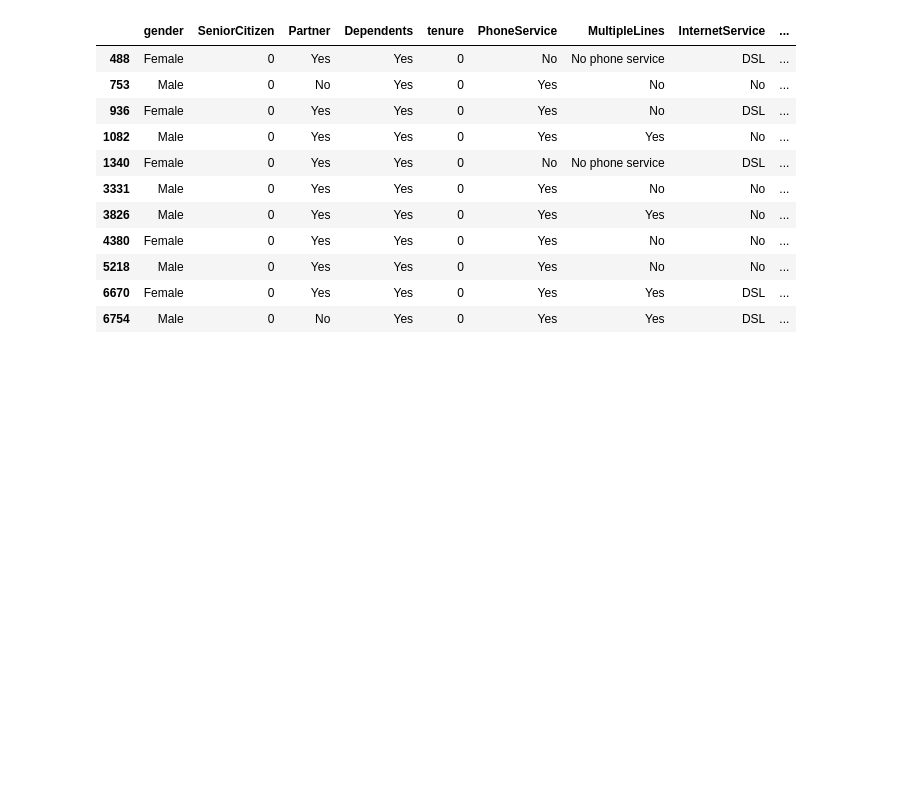
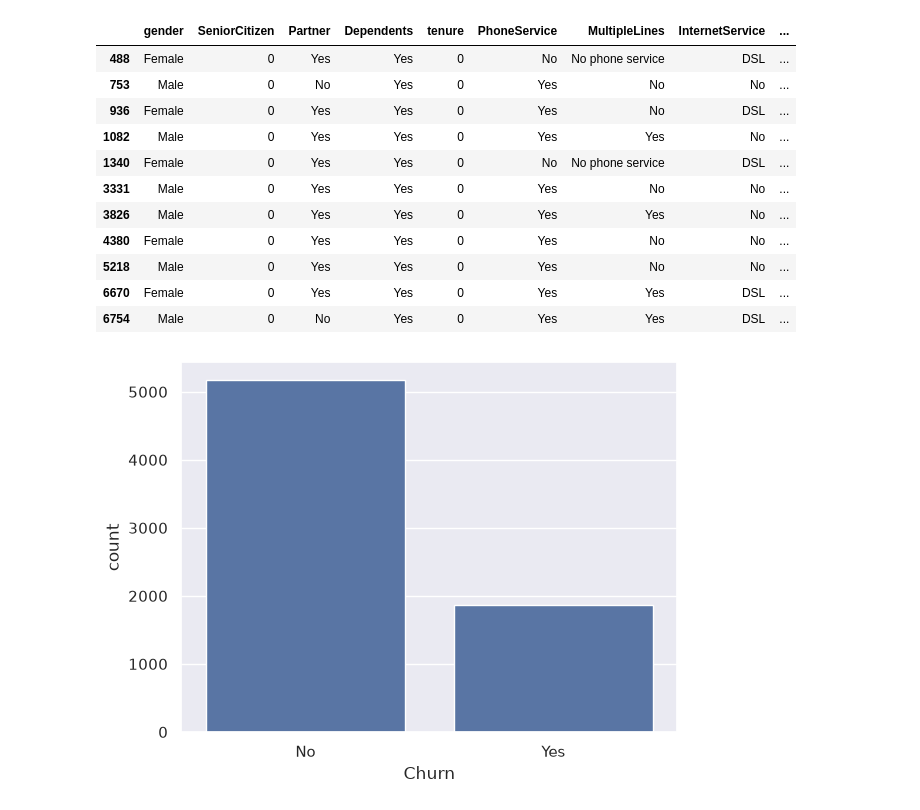
Before and after one commit to balpie/CustomerChurnAnalysis, a Jupyter notebook: data/data_analysis.ipynb, the cells around one changed output. Saved outputs shown, nothing was run; the diff lists cells and outputs as text; code cells hidden in the pictures; blank space fills up the shorter version.

```diff
--- a/data/data_analysis.ipynb
+++ b/data/data_analysis.ipynb
@@ -4,6 +4,8 @@
 import numpy as np
 import pandas as pd
 import matplotlib.pyplot as plt
+import seaborn as sns
+sns.set_theme()
 
 df = pd.read_csv('telco_customer_churn.csv')
 # %%
@@ -97,3 +94,11 @@ Nessun record con TotalCharges == 0
 # modificare il dataset
 df['TotalCharges'] = pd.to_numeric(df['TotalCharges'], errors='coerce')
 df['TotalCharges'] = df['TotalCharges'].fillna(0)
+# %%
+counts = df["Churn"].value_counts().reset_index()
+counts.columns = ["Churn", "count"]
+
+sns.barplot(data=counts, x="Churn", y="count")
+plt.show()
+# %% [output]
+[figure, added]
```
Also changed, not shown: parts of 4 cells of this notebook.
